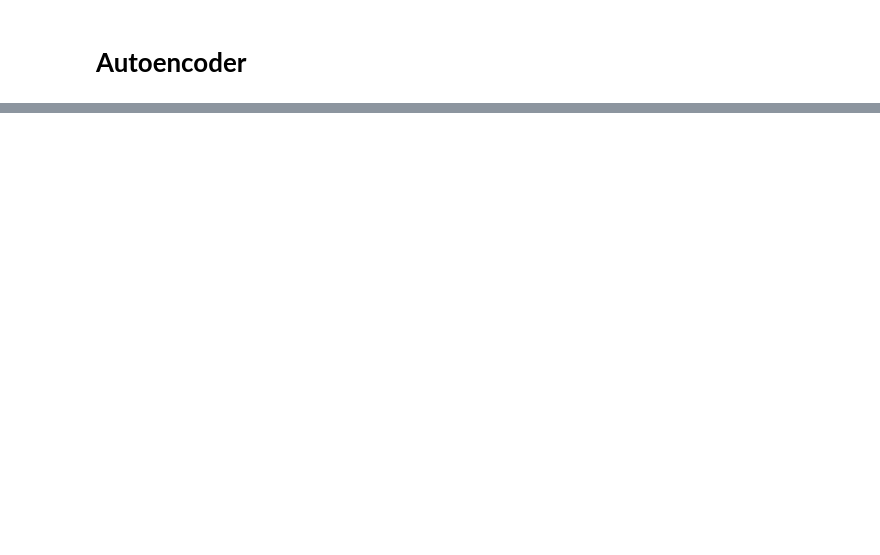
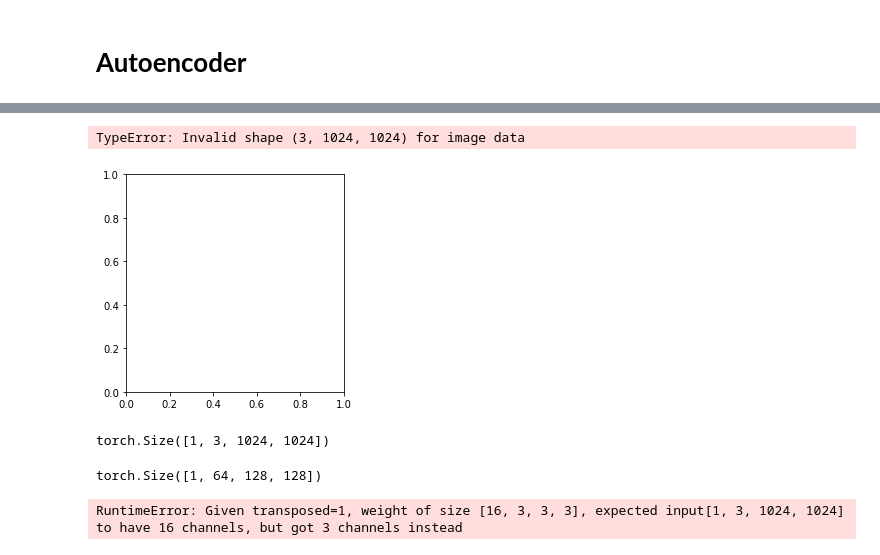
Before and after one commit to ozan-guven/env-540-earthquake-project, a Jupyter notebook: notebooks/autoencoder.ipynb, the cells around one changed output, grey strips where cells are left out. Drawn from its saved outputs; the diff is of its cells as text; code cells hidden in the pictures; blank space fills up the shorter version.

```diff
--- a/notebooks/autoencoder.ipynb
+++ b/notebooks/autoencoder.ipynb
@@ -26,0 +45,17 @@ Error:
+# %%
+# show image
+plt.imshow(img[0])
+# %% [output]
+TypeError: Invalid shape (3, 1024, 1024) for image data
+[figure, added]
+# %%
+# Pass the image through the autoencoder
+img = img.unsqueeze(0)
+img.shape
+# %% [output]
+torch.Size([1, 3, 1024, 1024])
+# %%
+img_encoded = autoencoder(img)
+# %% [output]
+torch.Size([1, 64, 128, 128])
+RuntimeError: Given transposed=1, weight of size [16, 3, 3, 3], expected input[1, 3, 1024, 1024] to have 16 channels, but got 3 channels instead
```
Also changed, not shown: parts of 4 cells of this notebook, 1 other file.
